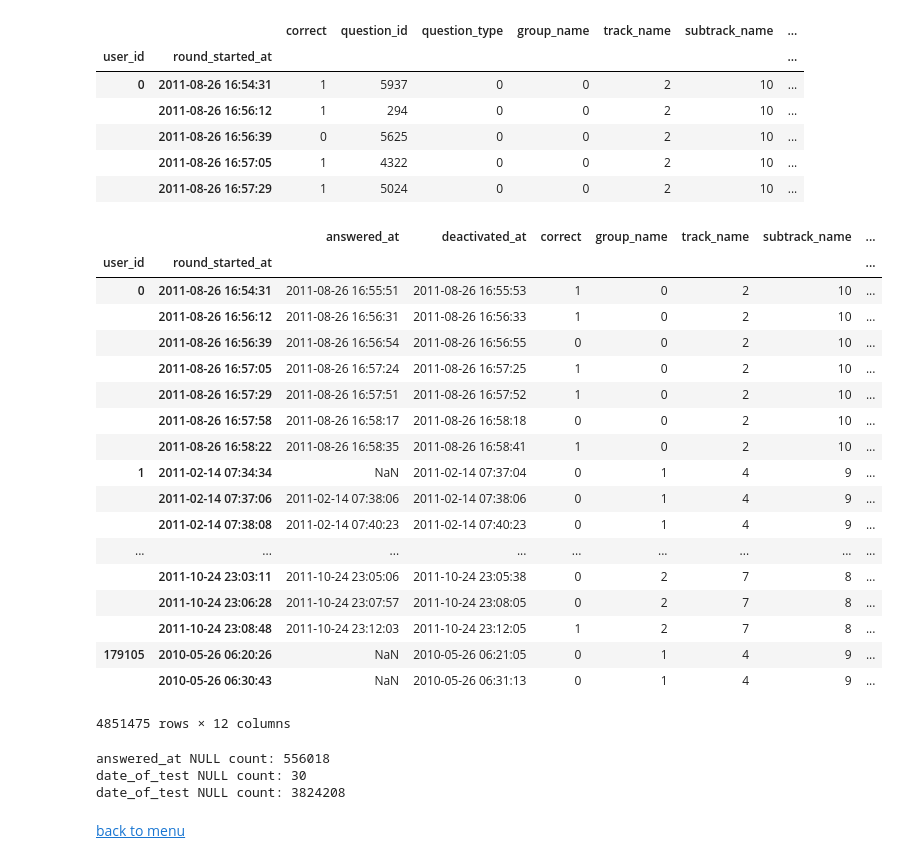
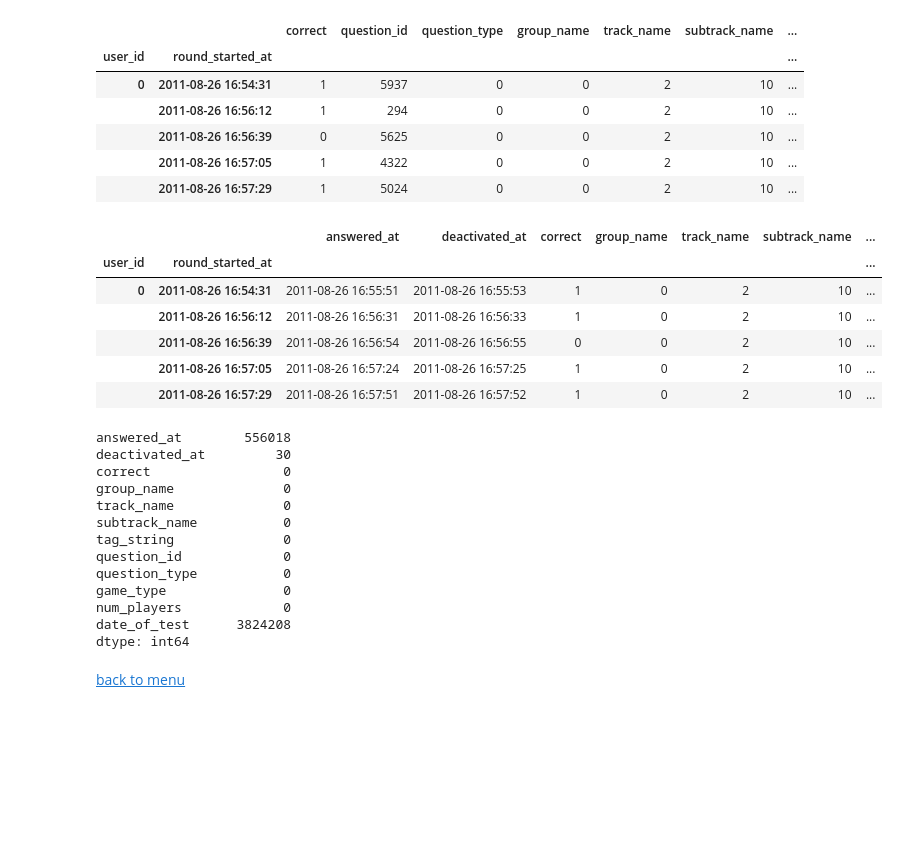
Before and after one commit to oserttas-math/predicting_assessment_mastery, a Jupyter notebook: notebooks/1.0-humburgc-initial_data_exploration.ipynb, the cells around one changed output. Drawn from its saved outputs; the diff is of its cells as text; code cells hidden in the pictures; blank space fills up the shorter version.

Commit message:
Improve null count code.

```diff
--- a/notebooks/1.0-humburgc-initial_data_exploration.ipynb
+++ b/notebooks/1.0-humburgc-initial_data_exploration.ipynb
@@ -120,8 +120,8 @@ from collections import Counter
 ---
 # %%
 df = pd.read_csv('../data/raw/training.csv', parse_dates=True) # https://www.kaggle.com/c/WhatDoYouKnow/data
-df_keepers = df.drop(['outcome', 'answer_id', 'question_set_id'], axis='columns')
-df_keepers.info()
+df = df.drop(['outcome', 'answer_id', 'question_set_id'], axis='columns')
+df.info()
 # %% [output]
 <class 'pandas.core.frame.DataFrame'>
 RangeIndex: 4851475 entries, 0 to 4851474
@@ -152,7 +152,7 @@ df_keepers.head()
 | 3 | 1 | 85818 | 2908 | 0 | 1 | 5 | 0 | 31 49 | ... |
 | 4 | 1 | 85818 | 1773 | 0 | 1 | 5 | 11 | 183 194 207 | ... |
 # %%
-df_by_user_start = df_keepers.set_index(['user_id', 'round_started_at']).sort_index()
+df_by_user_start = df.set_index(['user_id', 'round_started_at']).sort_index()
 df_by_user_start.info()
 df_by_user_start.head()
 # %% [output]
@@ -181,39 +181,32 @@ memory usage: 514.6+ MB
 |  | 2011-08-26 16:57:05 | 1 | 4322 | 0 | 0 | 2 | 10 | ... |
 |  | 2011-08-26 16:57:29 | 1 | 5024 | 0 | 0 | 2 | 10 | ... |
 # %%
-df = df_by_user_start[['answered_at', 'deactivated_at', 'correct', 'group_name', 'track_name', 'subtrack_name', 'tag_string', 'question_id', 'question_type', 'game_type', 'num_players', 'date_of_test']]
-df
+df_by_user_start = df_by_user_start[['answered_at', 'deactivated_at', 'correct', 'group_name', 'track_name', 'subtrack_name', 'tag_string', 'question_id', 'question_type', 'game_type', 'num_players', 'date_of_test']]
+df_by_user_start.head()
 # %% [output]
 |  |  | answered_at | deactivated_at | correct | group_name | track_name | subtrack_name | ... |
 | user_id | round_started_at |  |  |  |  |  |  | ... |
 | 0 | 2011-08-26 16:54:31 | 2011-08-26 16:55:51 | 2011-08-26 16:55:53 | 1 | 0 | 2 | 10 | ... |
 |  | 2011-08-26 16:56:12 | 2011-08-26 16:56:31 | 2011-08-26 16:56:33 | 1 | 0 | 2 | 10 | ... |
 |  | 2011-08-26 16:56:39 | 2011-08-26 16:56:54 | 2011-08-26 16:56:55 | 0 | 0 | 2 | 10 | ... |
 |  | 2011-08-26 16:57:05 | 2011-08-26 16:57:24 | 2011-08-26 16:57:25 | 1 | 0 | 2 | 10 | ... |
 |  | 2011-08-26 16:57:29 | 2011-08-26 16:57:51 | 2011-08-26 16:57:52 | 1 | 0 | 2 | 10 | ... |
-|  | 2011-08-26 16:57:58 | 2011-08-26 16:58:17 | 2011-08-26 16:58:18 | 0 | 0 | 2 | 10 | ... |
-|  | 2011-08-26 16:58:22 | 2011-08-26 16:58:35 | 2011-08-26 16:58:41 | 1 | 0 | 2 | 10 | ... |
-| 1 | 2011-02-14 07:34:34 | NaN | 2011-02-14 07:37:04 | 0 | 1 | 4 | 9 | ... |
-|  | 2011-02-14 07:37:06 | 2011-02-14 07:38:06 | 2011-02-14 07:38:06 | 0 | 1 | 4 | 9 | ... |
-|  | 2011-02-14 07:38:08 | 2011-02-14 07:40:23 | 2011-02-14 07:40:23 | 0 | 1 | 4 | 9 | ... |
-| ... | ... | ... | ... | ... | ... | ... | ... | ... |
-|  | 2011-10-24 23:03:11 | 2011-10-24 23:05:06 | 2011-10-24 23:05:38 | 0 | 2 | 7 | 8 | ... |
-|  | 2011-10-24 23:06:28 | 2011-10-24 23:07:57 | 2011-10-24 23:08:05 | 0 | 2 | 7 | 8 | ... |
-|  | 2011-10-24 23:08:48 | 2011-10-24 23:12:03 | 2011-10-24 23:12:05 | 1 | 2 | 7 | 8 | ... |
-| 179105 | 2010-05-26 06:20:26 | NaN | 2010-05-26 06:21:05 | 0 | 1 | 4 | 9 | ... |
-|  | 2010-05-26 06:30:43 | NaN | 2010-05-26 06:31:13 | 0 | 1 | 4 | 9 | ... |
-4851475 rows × 12 columns
-# %%
-def count_null_values(col):
-    return df[col].isnull().sum()
-
-print(('answered_at NULL count:'), (count_null_values('answered_at')))
-print(('date_of_test NULL count:'), (count_null_values('deactivated_at')))
-print(('date_of_test NULL count:'), (count_null_values('date_of_test')))
-# %% [output]
-answered_at NULL count: 556018
-date_of_test NULL count: 30
-date_of_test NULL count: 3824208
+# %%
+df_by_user_start.isnull().sum()
+# %% [output]
+answered_at        556018
+deactivated_at         30
+correct                 0
+group_name              0
+track_name              0
+subtrack_name           0
+tag_string              0
+question_id             0
+question_type           0
+game_type               0
+num_players             0
+date_of_test      3824208
+dtype: int64
 # %% [markdown]
 <a id='user_id' href='#top'>back to menu</a>
 # %% [markdown]
```
Also changed, not shown: parts of 10 cells of this notebook.
